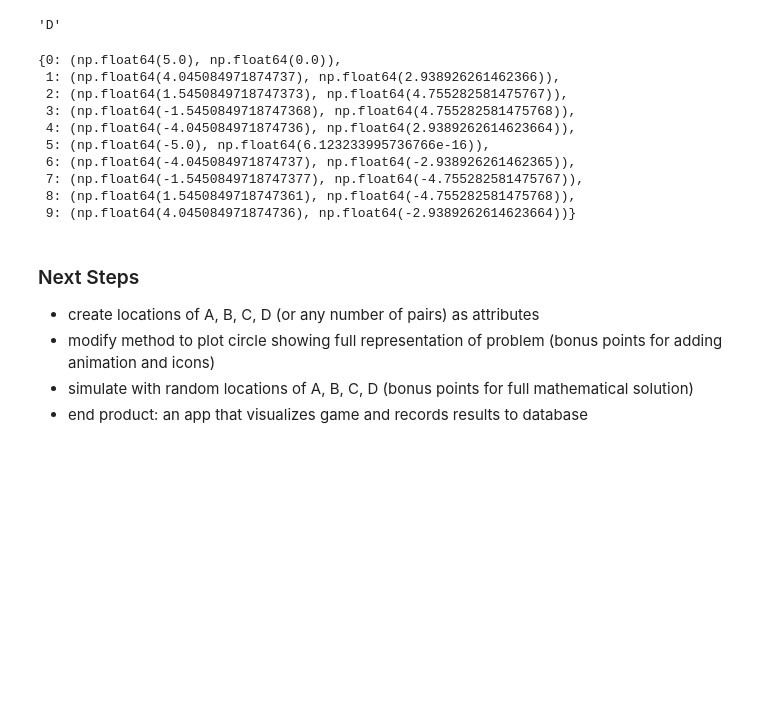
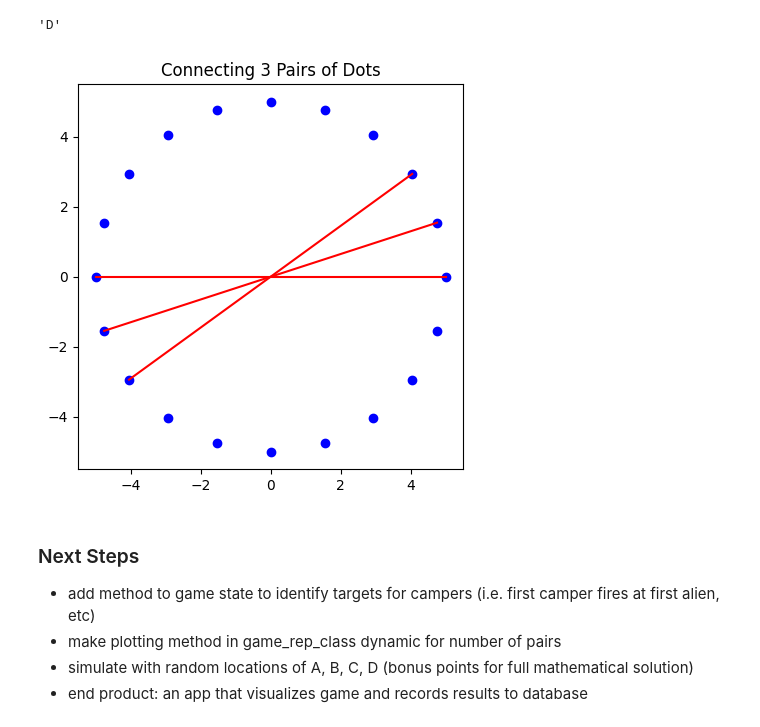
Before and after one commit to dknapp17/riddler_ghostbusters, a Jupyter notebook: GhostBuster.ipynb, the cells around one changed output. Drawn from its saved outputs; the diff is of its cells as text; code cells hidden in the pictures; blank space fills up the shorter version.

```diff
--- a/GhostBuster.ipynb
+++ b/GhostBuster.ipynb
@@ -148,48 +286,40 @@ class CircleOfDots:
         plt.gca().set_aspect('equal', adjustable='box')
         plt.title(f'Circle with {self.num_dots} Dots')
         plt.show()
 
     def connect_pairs(self):
         """
         Connect num_pairs of dots on the circle with red lines.
         The pairs are selected by connecting each dot with the dot opposite to it on the circle.
         """
         dot_positions = list(self.dot_dict.values())
+
         x_positions, y_positions = zip(*dot_positions)
 
         # Plot the circle and dots
         plt.figure(figsize=(5, 5))
         plt.plot(x_positions, y_positions, 'bo')  # Blue dots
 
         # Connect num_pairs of dots
         for i in range(self.num_pairs):
             dot1 = dot_positions[i]
             dot2 = dot_positions[(i + self.num_dots // 2) % self.num_dots]  # Opposite dot
             plt.plot([dot1[0], dot2[0]], [dot1[1], dot2[1]], 'r-')  # Red line
 
         # Set aspect and title
         plt.gca().set_aspect('equal', adjustable='box')
         plt.title(f'Connecting {self.num_pairs} Pairs of Dots')
         plt.show()
 
 
 # Example usage
-circle = CircleOfDots(radius=5, num_dots=10, num_pairs=3)
-circle.dot_dict  # The dictionary mapping dots to their positions
+circle = CircleOfDots(radius=5, num_dots=20, num_pairs=3)
+circle.connect_pairs()  # The dictionary mapping dots to their positions
 # %% [output]
-{0: (np.float64(5.0), np.float64(0.0)),
- 1: (np.float64(4.045084971874737), np.float64(2.938926261462366)),
- 2: (np.float64(1.5450849718747373), np.float64(4.755282581475767)),
- 3: (np.float64(-1.5450849718747368), np.float64(4.755282581475768)),
- 4: (np.float64(-4.045084971874736), np.float64(2.9389262614623664)),
- 5: (np.float64(-5.0), np.float64(6.123233995736766e-16)),
- 6: (np.float64(-4.045084971874737), np.float64(-2.938926261462365)),
- 7: (np.float64(-1.5450849718747377), np.float64(-4.755282581475767)),
- 8: (np.float64(1.5450849718747361), np.float64(-4.755282581475768)),
- 9: (np.float64(4.045084971874736), np.float64(-2.9389262614623664))}
+[figure, added]
 # %% [markdown]
 ### Next Steps
-- create locations of A, B, C, D (or any number of pairs) as attributes
-- modify method to plot circle showing full representation of problem (bonus points for adding animation and icons)
+- add method to game state to identify targets for campers (i.e. first camper fires at first alien, etc)
+- make plotting method in game_rep_class dynamic for number of pairs
 - simulate with random locations of A, B, C, D (bonus points for full mathematical solution)
 - end product: an app that visualizes game and records results to database
```
Also changed, not shown: parts of 6 cells of this notebook, 2 other files.
